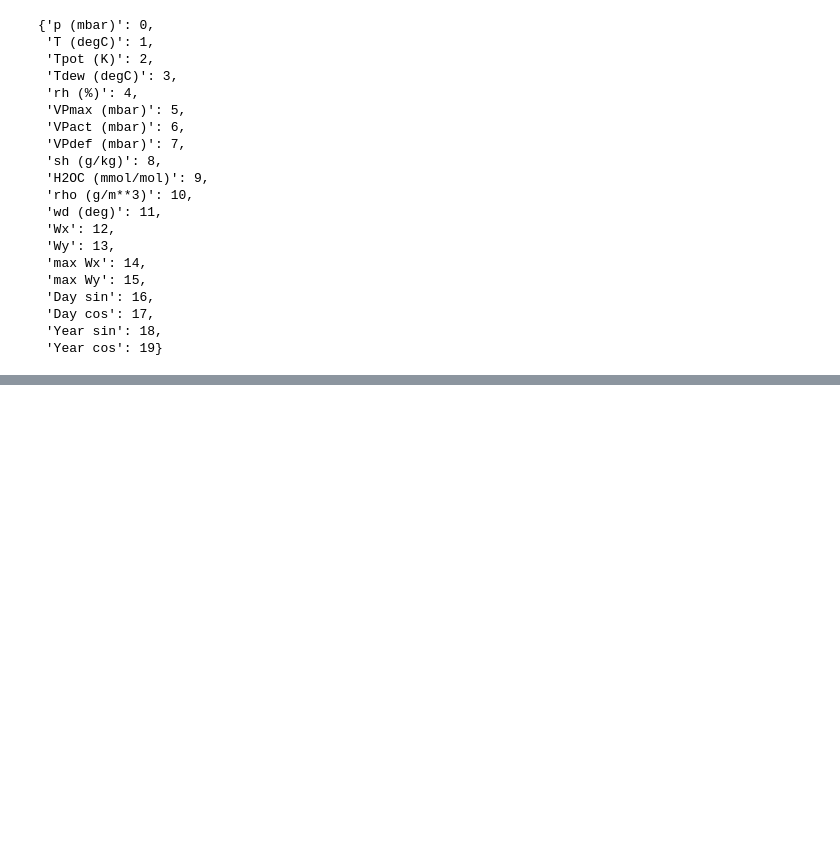
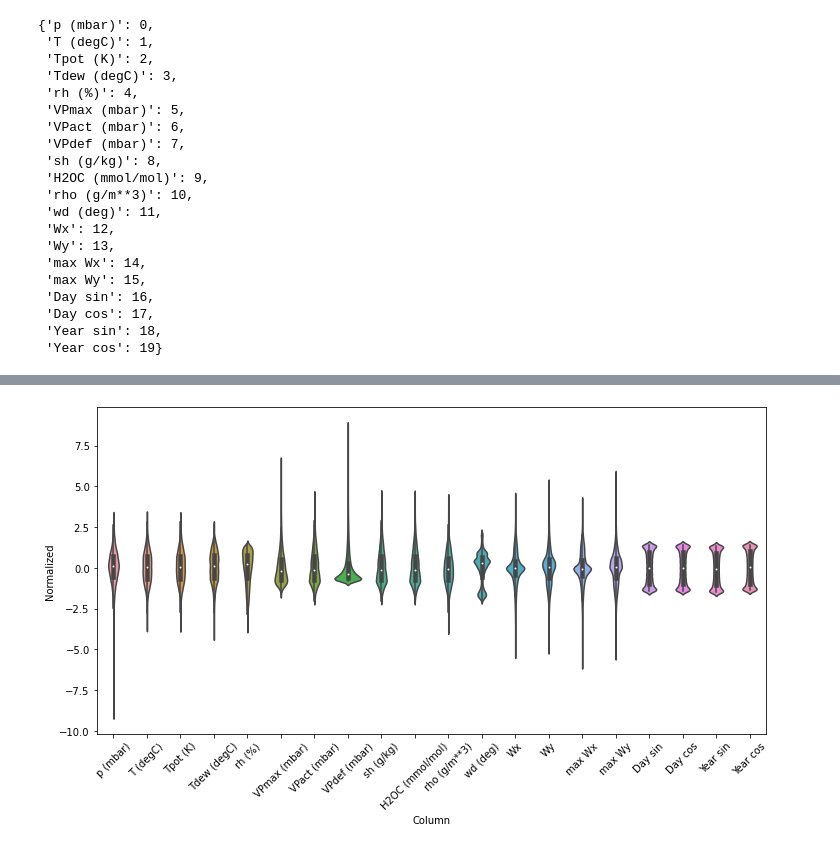
Before and after one commit to Pegahyaftian/LSTM, a Jupyter notebook: LSTM.ipynb, the cells around one changed output, grey strips where cells are left out. Drawn from its saved outputs; the diff is of its cells as text; code cells hidden in the pictures; blank space fills up the shorter version.

```diff
--- a/LSTM.ipynb
+++ b/LSTM.ipynb
@@ -203,3 +206,10 @@ train_std=train.std()
 train=(train-train_mean)/train_std
 validation=(validation-train_mean)/train_std
 test=(test-train_mean)/train_std
+# from sklearn import preprocessing
+# scaler = preprocessing.StandardScaler().fit(train)
+# train=scaler.transform(train)
+# validation=scaler.transform(validation)
+# test=scaler.transform(test)
+# df=scaler.transform(df)
+df=(df-train_mean)/train_std
@@ -222,0 +216,5 @@ df_std
+# %%
+df = pd.DataFrame(data=df)
+df_std = df.melt(var_name='Column', value_name='Normalized')
+print(df)
+print(df_std)
@@ -222,0 +239,6 @@ df_std
+# %%
+plt.figure(figsize=(12, 6))
+ax = sns.violinplot(x='Column', y='Normalized', data=df_std)
+_=ax.set_xticklabels(df.keys(), rotation=45)
+# %% [output]
+[figure, added]
```
Also changed, not shown: parts of 4 cells of this notebook.
